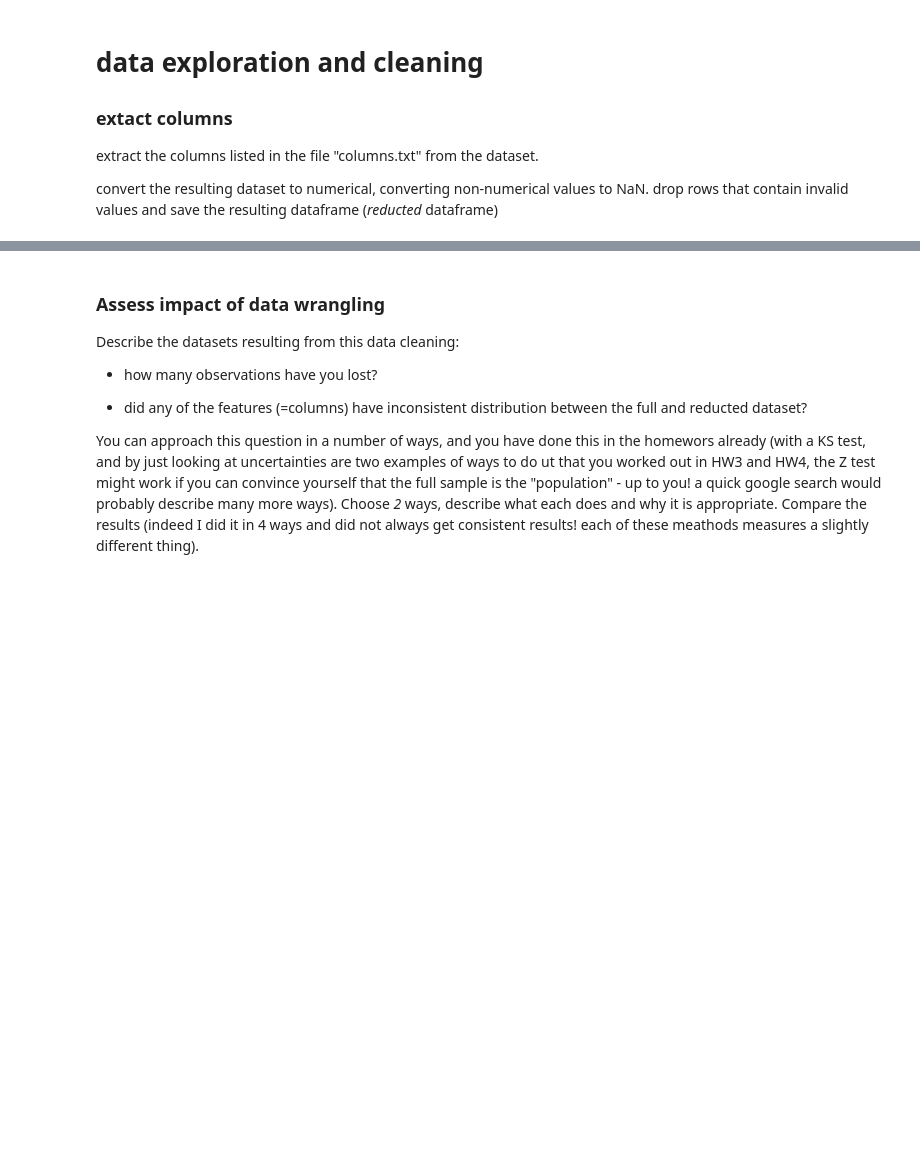
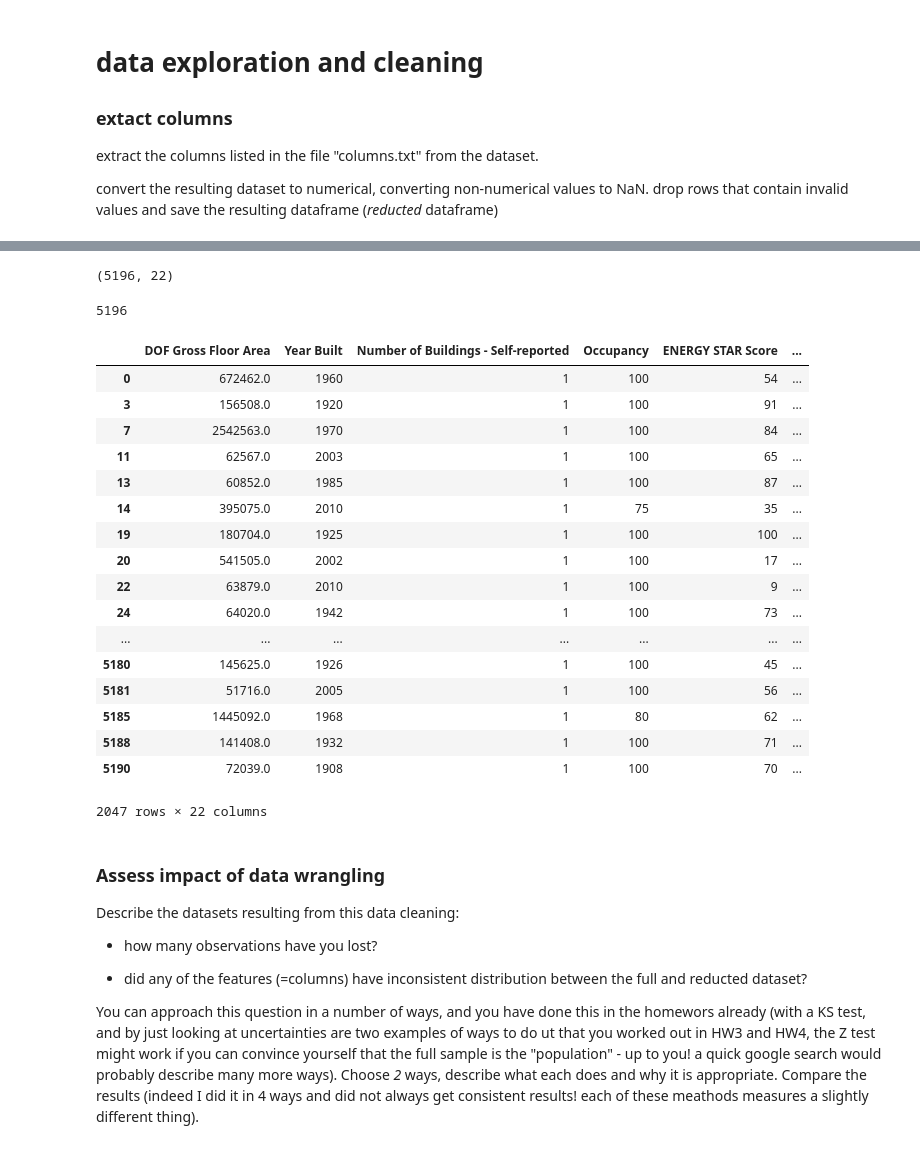
Before and after one commit to fedhere/DSPS_cHarty, a Jupyter notebook: HW5/BuildingsEnergyOwners_cHarty.ipynb, the cells around one changed output, grey strips where cells are left out. Drawn from its saved outputs; the diff is of its cells as text; code cells hidden in the pictures; blank space fills up the shorter version.

```diff
--- a/HW5/BuildingsEnergyOwners_cHarty.ipynb
+++ b/HW5/BuildingsEnergyOwners_cHarty.ipynb
@@ -148,3 +138,5 @@ mergeData
 extract the columns listed in the file "columns.txt" from the dataset.
 
 convert the resulting dataset to numerical, converting non-numerical values to NaN. drop rows that contain invalid values and save the resulting dataframe (_reducted_ dataframe)
+# %%
+columns = pd.read_csv('https://raw.githubusercontent.com/fedhere/DSPS/master/HW5/columns.txt', header = None)
@@ -150,0 +176,4 @@ convert the resulting dataset to numerical, converting non-numerical values to N
+# %%
+extractedData = pd.DataFrame()
+for i in range(0,22):
+  extractedData[columns.iloc[i,0]] = mergeData[columns.iloc[i,0]]
@@ -151,3 +189,36 @@ convert the resulting dataset to numerical, converting non-numerical values to N
+# %%
+extractedData.shape
+# %% [output]
+(5196, 22)
+# %%
+len(extractedData)
+# %% [output]
+5196
+# %%
+file = open("columns.txt" ,'r')
+for line in file:
+  extractedData = extractedData[extractedData[line.rstrip()] != "Not Available"]
+# %%
+extractedData
+# %% [output]
+|  | DOF Gross Floor Area | Year Built | Number of Buildings - Self-reported | Occupancy | ENERGY STAR Score | ... |
+| 0 | 672462.0 | 1960 | 1 | 100 | 54 | ... |
+| 3 | 156508.0 | 1920 | 1 | 100 | 91 | ... |
+| 7 | 2542563.0 | 1970 | 1 | 100 | 84 | ... |
+| 11 | 62567.0 | 2003 | 1 | 100 | 65 | ... |
+| 13 | 60852.0 | 1985 | 1 | 100 | 87 | ... |
+| 14 | 395075.0 | 2010 | 1 | 75 | 35 | ... |
+| 19 | 180704.0 | 1925 | 1 | 100 | 100 | ... |
+| 20 | 541505.0 | 2002 | 1 | 100 | 17 | ... |
+| 22 | 63879.0 | 2010 | 1 | 100 | 9 | ... |
+| 24 | 64020.0 | 1942 | 1 | 100 | 73 | ... |
+| ... | ... | ... | ... | ... | ... | ... |
+| 5180 | 145625.0 | 1926 | 1 | 100 | 45 | ... |
+| 5181 | 51716.0 | 2005 | 1 | 100 | 56 | ... |
+| 5185 | 1445092.0 | 1968 | 1 | 80 | 62 | ... |
+| 5188 | 141408.0 | 1932 | 1 | 100 | 71 | ... |
+| 5190 | 72039.0 | 1908 | 1 | 100 | 70 | ... |
+2047 rows × 22 columns
 # %% [markdown]
 ### Assess impact of data wrangling
 Describe the  datasets resulting from this data cleaning:
```
Also changed, not shown: parts of 27 cells of this notebook.
